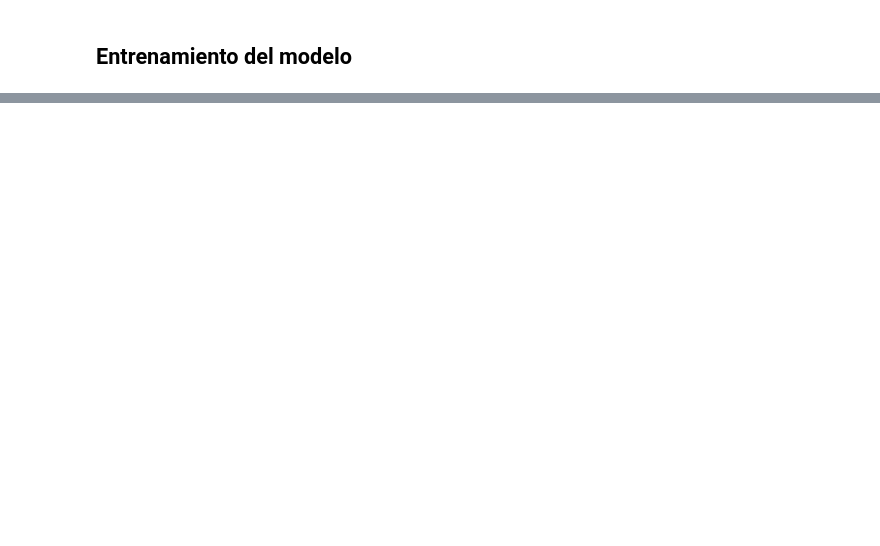
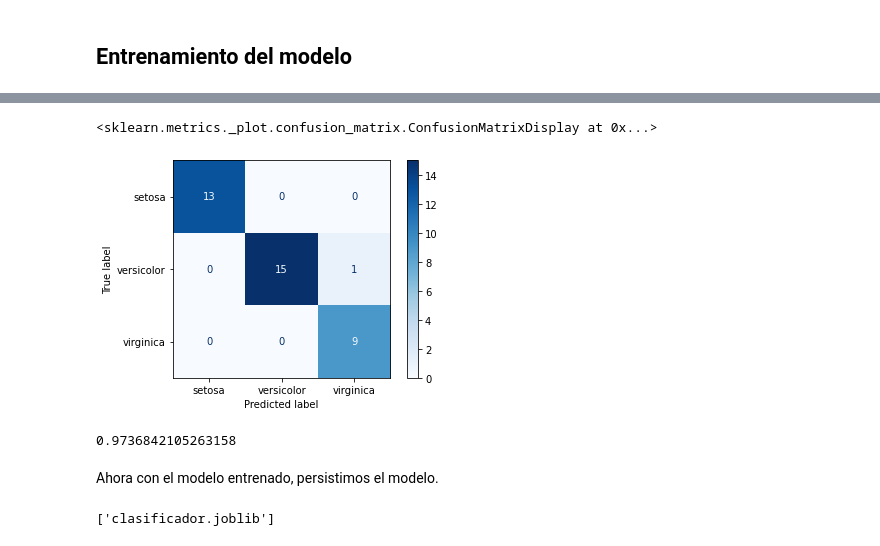
Before and after one commit to jdariasl/ML_2020, a Jupyter notebook: Labs/Extra/DespliegueModelos.ipynb, the cells around one changed output, grey strips where cells are left out. Cells and saved outputs as stored; diff of their text form; code cells hidden in the pictures; blank space fills up the shorter version.

```diff
--- a/Labs/Extra/DespliegueModelos.ipynb
+++ b/Labs/Extra/DespliegueModelos.ipynb
@@ -85,0 +115,18 @@ https://scikit-learn.org/stable/modules/impute.html
+# %%
+plot_confusion_matrix(pipe, X_test, y_test,
+                                 display_labels=class_names,
+                                 cmap=plt.cm.Blues)
+# %% [output]
+<sklearn.metrics._plot.confusion_matrix.ConfusionMatrixDisplay at 0x...>
+[figure, added]
+# %%
+accuracy_score(y_test, pipe.predict(X_test))
+# %% [output]
+0.9736842105263158
+# %% [markdown]
+Ahora con el modelo entrenado, persistimos el modelo.
+# %%
+from joblib import dump, load
+dump(pipe, 'clasificador.joblib')
+# %% [output]
+['clasificador.joblib']
```
Also changed, not shown: parts of 24 cells of this notebook.
